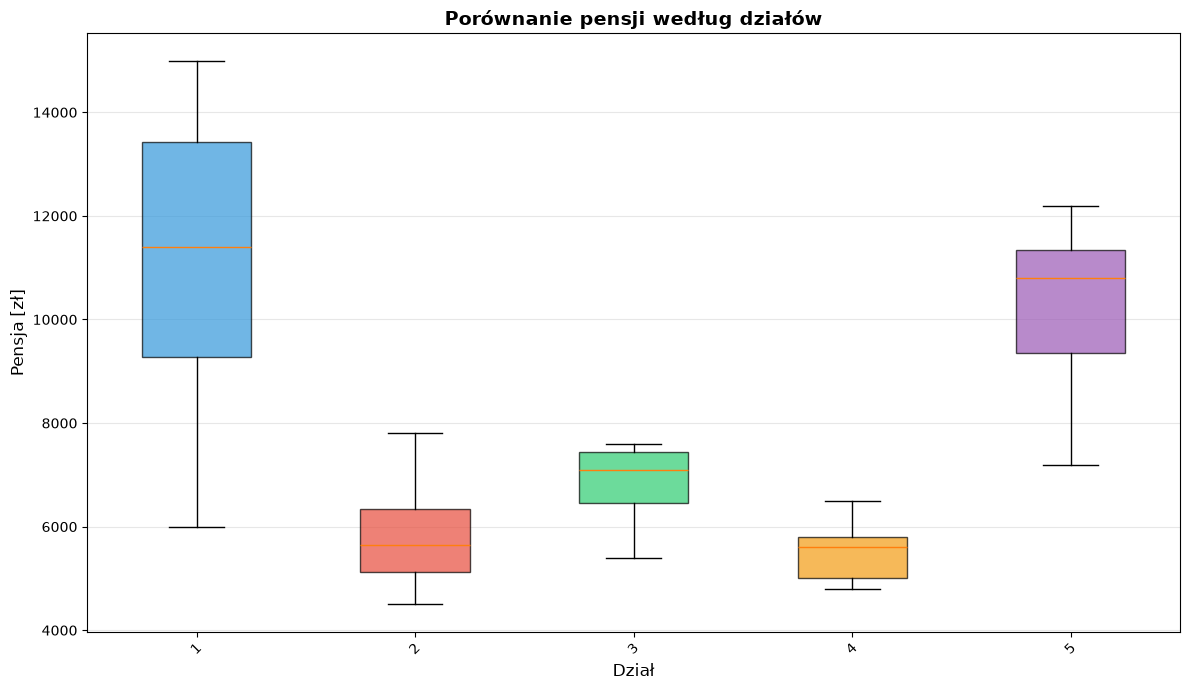
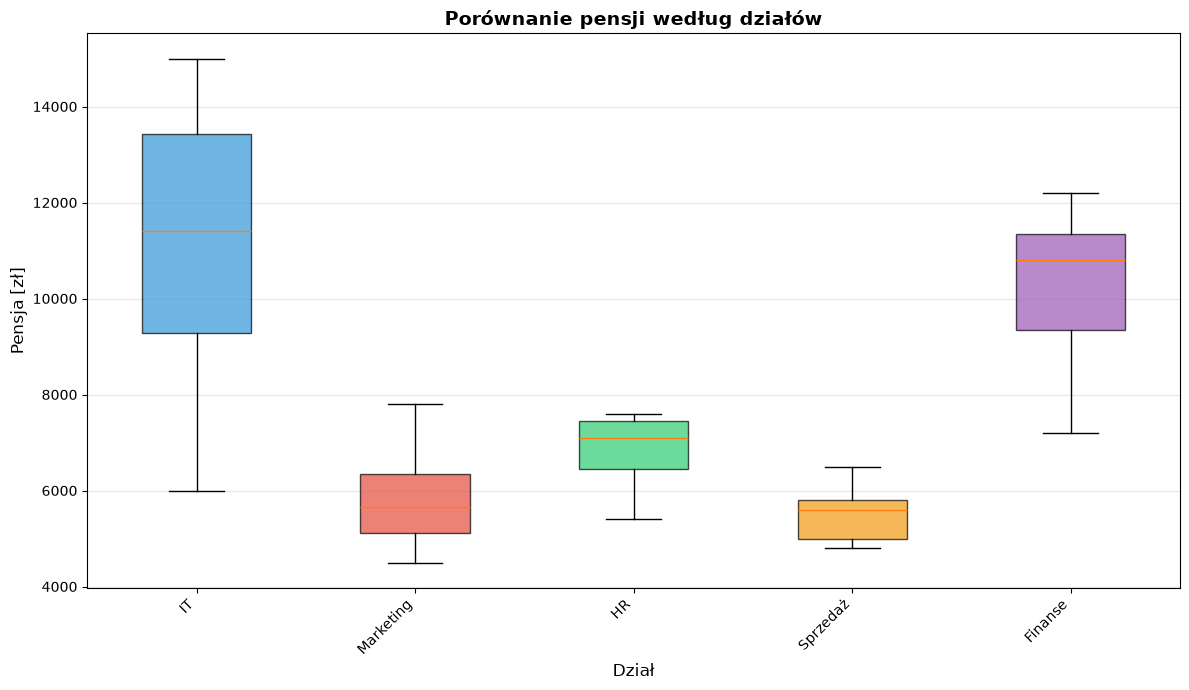
The notebook cell's code change between the first figure and the second:
--- before
+++ after
@@ -4,9 +4,12 @@
 # Przygotuj dane - lista wartości dla każdego działu
 dzialy = df_prac['dzial'].unique()
-dane_boxplot = [df_prac[df_prac['dzial'] == dzial]['pensja'].values for dzial in dzialy]
+dane_boxplot = [
+    df_prac[df_prac['dzial'] == dzial]['pensja'].values for dzial in dzialy
+]
+
 
 # Utwórz box plot
 # patch_artist=True - pozwala wypełnić pudełka kolorem (inaczej są tylko obramowania)
-bp = ax.boxplot(dane_boxplot, labels=dzialy, patch_artist=True)
+bp = ax.boxplot(dane_boxplot, label=dzialy, patch_artist=True)
 
 # Kolorowanie pudełek

Commit: day 2 middle